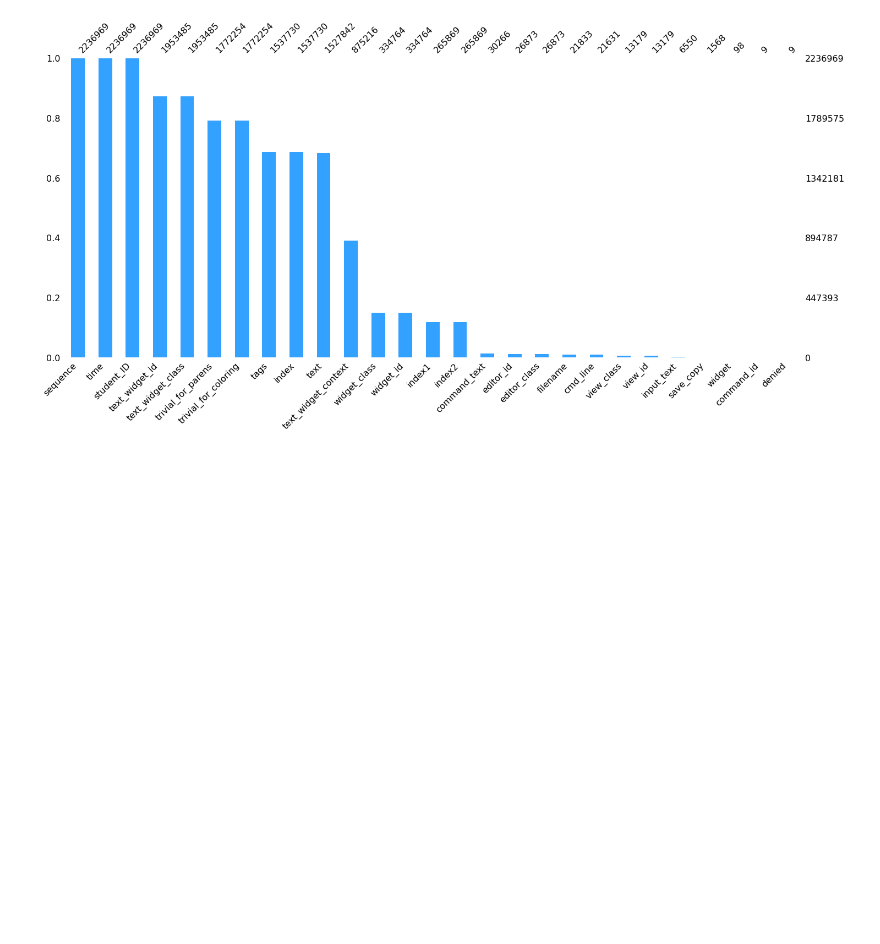
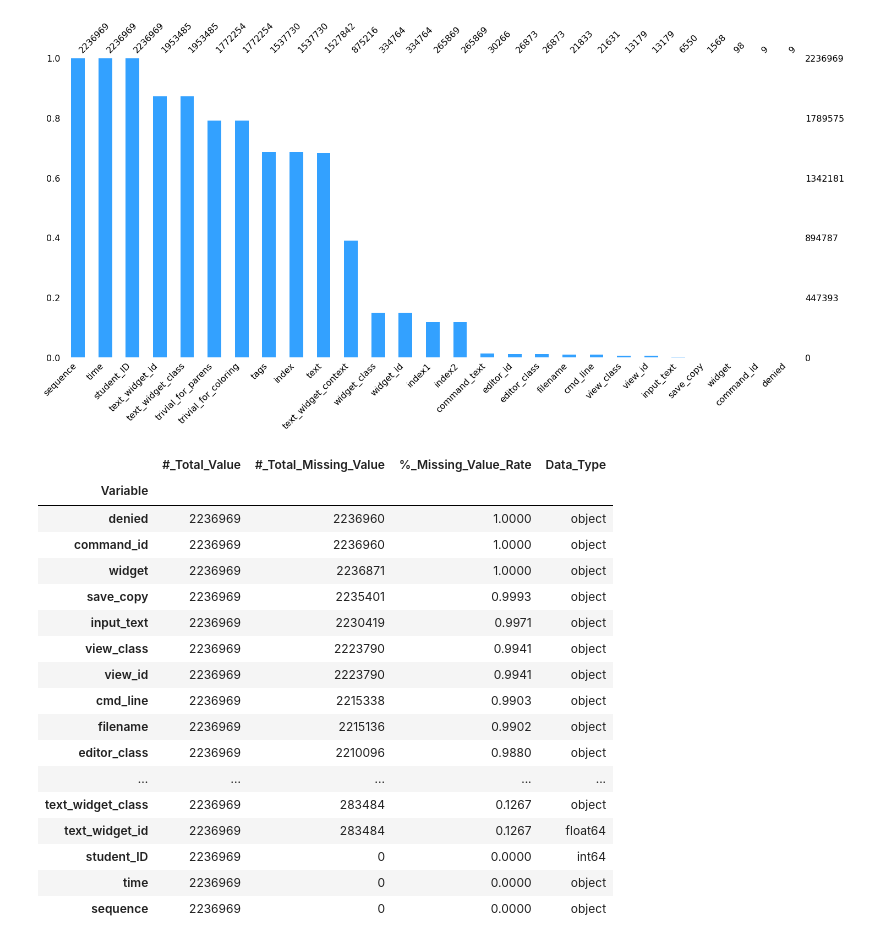
Before and after one commit to alefreda/thonny-log-analysis, a Jupyter notebook: Thonny_log_analysis.ipynb, the cells around one changed output. Saved outputs shown, nothing was run; the diff lists cells and outputs as text; code cells hidden in the pictures; blank space fills up the shorter version.

```diff
--- a/Thonny_log_analysis.ipynb
+++ b/Thonny_log_analysis.ipynb
@@ -43,3 +48,54 @@ msno.bar(df,sort='descending',color='#33A1FF')
 plt.show()
 # %% [output]
 [figure]
+# %%
+def Missing_Values(df):
+    variable_name = []
+    total_value = []
+    total_missing_value = []
+    missing_value_rate = []
+    unique_value_list = []
+    total_unique_value = []
+    data_type = []
+
+    for col in df.columns:
+        variable_name.append(col)
+        data_type.append(df[col].dtype)
+        total_value.append(df[col].shape[0])
+        total_missing_value.append(df[col].isnull().sum())
+        missing_value_rate.append(round(df[col].isnull().sum()/df[col].shape[0],4))
+
+
+
+    missing_data=pd.DataFrame({"Variable":variable_name,\
+                               "Total_Value":total_value,\
+                               "Total_Missing_Value":total_missing_value,\
+                               "%_Missing_Value_Rate":missing_value_rate,\
+                               "Data_Type":data_type\
+
+                              })
+
+    missing_data = missing_data.set_index("Variable")
+    return missing_data.sort_values("#_Total_Missing_Value",ascending=False)
+
+dataframe_info = Missing_Values(df)
+dataframe_info
+# %% [output]
+|  | #_Total_Value | #_Total_Missing_Value | %_Missing_Value_Rate | Data_Type |
+| Variable |  |  |  |  |
+| denied | 2236969 | 2236960 | 1.0000 | object |
+| command_id | 2236969 | 2236960 | 1.0000 | object |
+| widget | 2236969 | 2236871 | 1.0000 | object |
+| save_copy | 2236969 | 2235401 | 0.9993 | object |
+| input_text | 2236969 | 2230419 | 0.9971 | object |
+| view_class | 2236969 | 2223790 | 0.9941 | object |
+| view_id | 2236969 | 2223790 | 0.9941 | object |
+| cmd_line | 2236969 | 2215338 | 0.9903 | object |
+| filename | 2236969 | 2215136 | 0.9902 | object |
+| editor_class | 2236969 | 2210096 | 0.9880 | object |
+| ... | ... | ... | ... | ... |
+| text_widget_class | 2236969 | 283484 | 0.1267 | object |
+| text_widget_id | 2236969 | 283484 | 0.1267 | float64 |
+| student_ID | 2236969 | 0 | 0.0000 | int64 |
+| time | 2236969 | 0 | 0.0000 | object |
+| sequence | 2236969 | 0 | 0.0000 | object |
```
Also changed, not shown: parts of 8 cells of this notebook, 1 other file.
